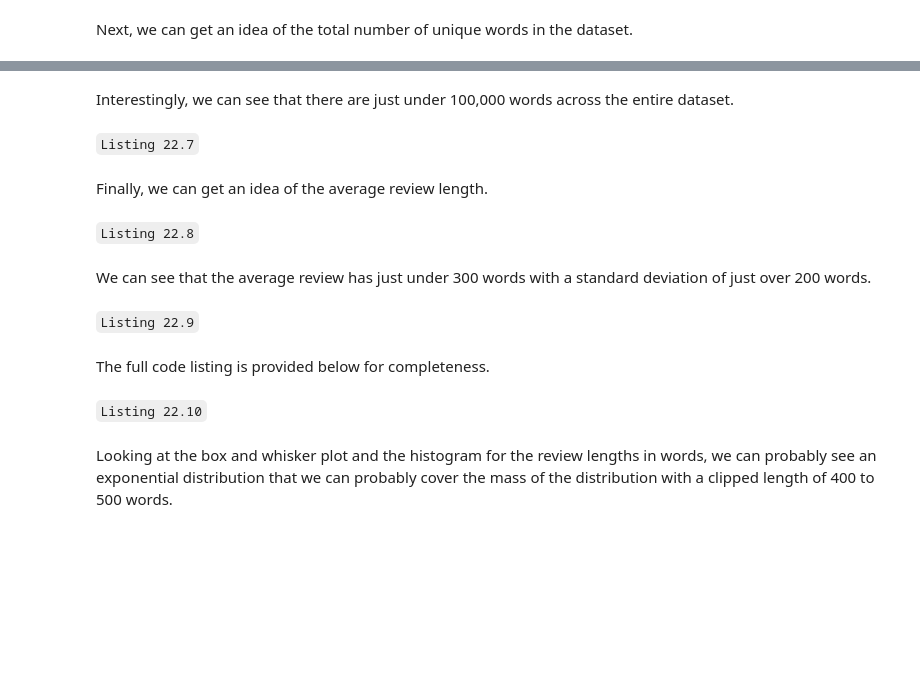
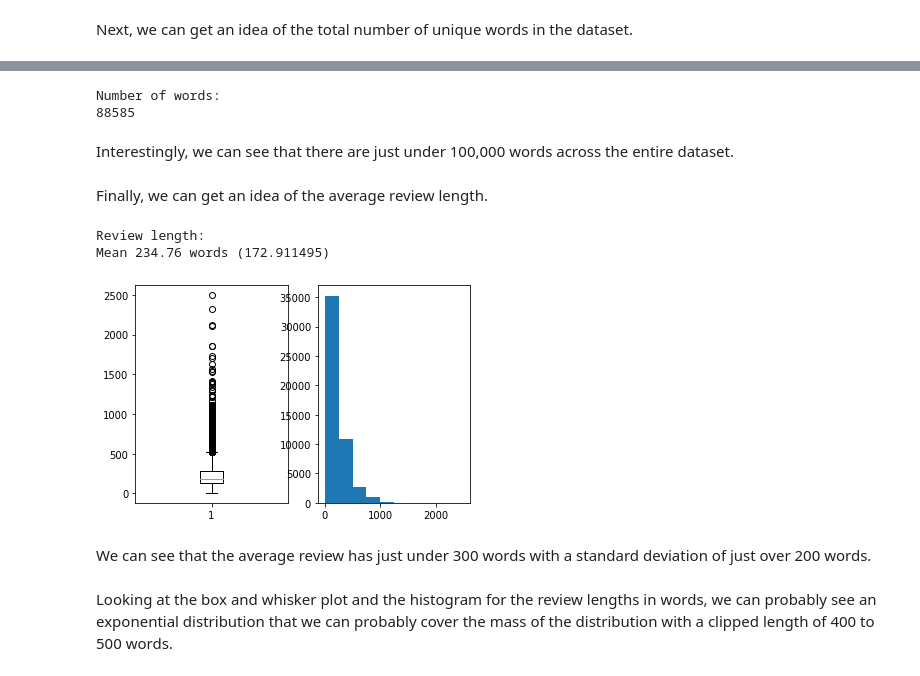
Before and after one commit to eccnil/deep-learning-exercises, a Jupyter notebook: 2.Convolutional Neural Networks/2.Guided Projects/3.Predict Sentiment From Movie Reviews.ipynb, the cells around one changed output, grey strips where cells are left out. Drawn from its saved outputs; the diff is of its cells as text; code cells hidden in the pictures; blank space fills up the shorter version.

```diff
--- a/2.Convolutional Neural Networks/2.Guided Projects/3.Predict Sentiment From Movie Reviews.ipynb
+++ b/2.Convolutional Neural Networks/2.Guided Projects/3.Predict Sentiment From Movie Reviews.ipynb
@@ -25,2 +23,15 @@ Calling `imdb.load_data()` the first time will download the IMDB dataset to your
+# %%
+import numpy as np
+from tensorflow.keras.datasets import imdb
+from matplotlib import pyplot
+
+import warnings
+warnings.simplefilter("ignore", np.VisibleDeprecationWarning)
+
+# load the dataset
+(X_train, y_train), (X_test, y_test) = imdb.load_data()
+
+X = np.concatenate((X_train, X_test), axis=0)
+y = np.concatenate((y_train, y_test), axis=0)
 # %% [markdown]
 Next, we can display the shape of the training dataset.
@@ -45,18 +62,31 @@ Next, we can get an idea of the total number of unique words in the dataset.
+# %%
+# Summarize number of words
+print("Number of words: ")
+print(len(np.unique(np.hstack(X))))
+# %% [output]
+Number of words:
+88585
 # %% [markdown]
 Interestingly, we can see that there are just under 100,000 words across the entire dataset.
-# %% [markdown]
-`Listing 22.7`
 # %% [markdown]
 Finally, we can get an idea of the average review length.
-# %% [markdown]
-`Listing 22.8`
+# %%
+# Summarize review length
+print("Review length: ")
+result = [len(x) for x in X]
+print("Mean %.2f words (%f)" % (np.mean(result), np.std(result)))
+
+# plot review length as a boxplot and histogram
+pyplot.subplot(121)
+pyplot.boxplot(result)
+pyplot.subplot(122)
+pyplot.hist(result)
+pyplot.show()
+# %% [output]
+Review length:
+Mean 234.76 words (172.911495)
+[figure, added]
 # %% [markdown]
 We can see that the average review has just under 300 words with a standard deviation of just over 200 words.
-# %% [markdown]
-`Listing 22.9`
-# %% [markdown]
-The full code listing is provided below for completeness.
-# %% [markdown]
-`Listing 22.10`
 # %% [markdown]
 Looking at the box and whisker plot and the histogram for the review lengths in words, we can probably see an exponential distribution that we can probably cover the mass of the distribution with a clipped length of 400 to 500 words.
```
Also changed, not shown: parts of 40 cells of this notebook, 1 other file.
